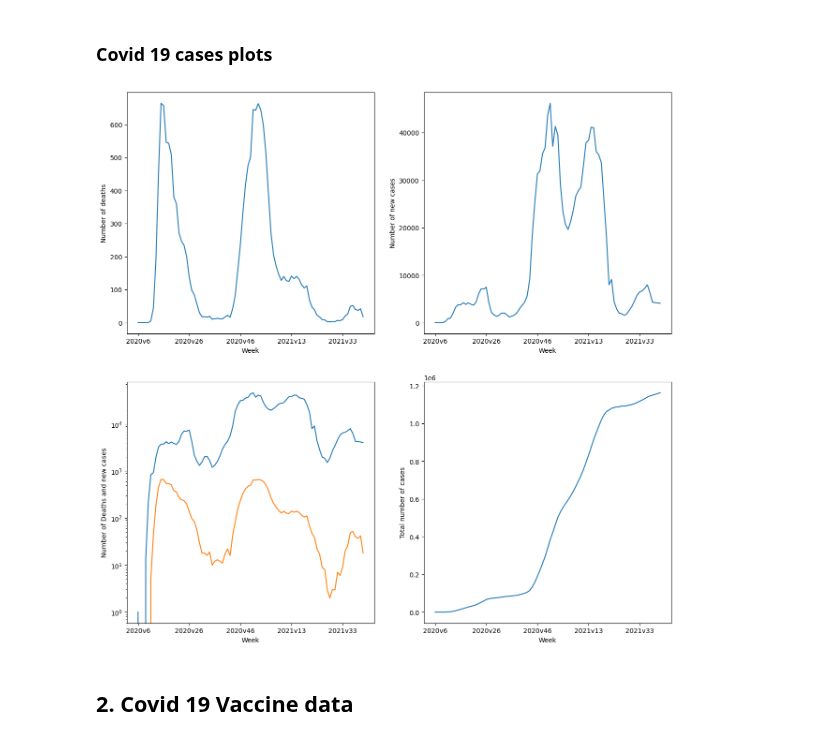
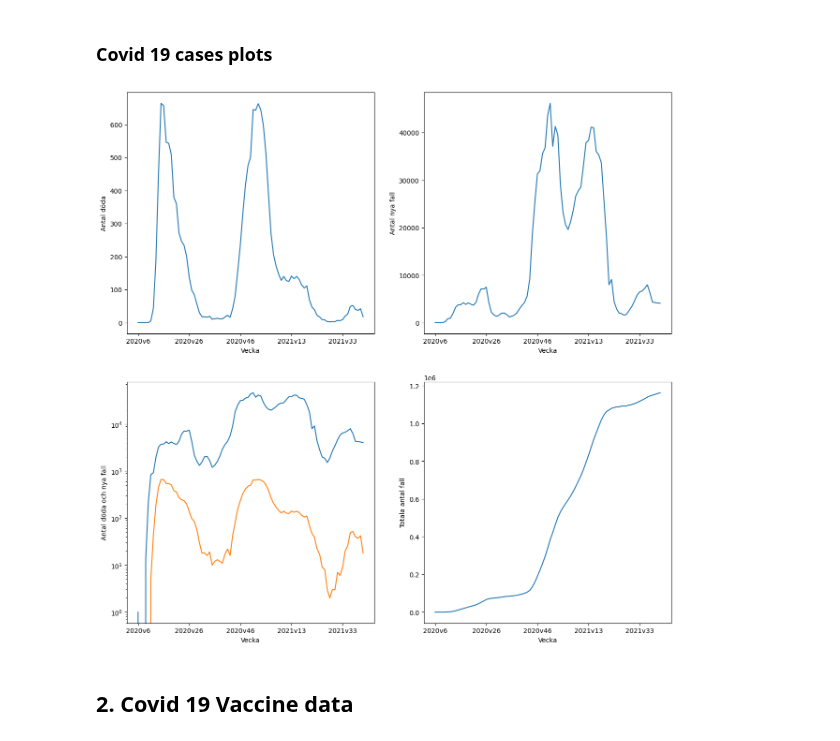
Before and after one commit to FabianAndersson17/Databehandling-Fabian-Andersson, a Jupyter notebook: Labs/Covid-19_Labb1.ipynb, the cells around one changed output. Saved outputs shown, nothing was run; the diff lists cells and outputs as text; code cells hidden in the pictures.

```diff
--- a/Labs/Covid-19_Labb1.ipynb
+++ b/Labs/Covid-19_Labb1.ipynb
@@ -114,19 +114,19 @@ Name: Vecka, Length: 89, dtype: object
 # %%
 fig, axes = plt.subplots(2, 2, dpi=100, figsize=(15, 15))
 data_names = ["Antal_avlidna_vecka", "Antal_fall_vecka", ["Antal_avlidna_vecka", "Antal_fall_vecka"], "Kum_antal_fall"]
-data_ylables = ["Number of deaths", "Number of new cases", "Number of Deaths and new cases", "Total number of cases"]
+data_ylables = ["Antal döda", "Antal nya fall", "Antal döda och nya fall", "Totala antal fall"]
 datalist_index = 0
 for ax, i in zip(axes.flatten(), data_names):
    if len(data_names[datalist_index]) == 2:
       sns.lineplot(data=covid19_cases, x="Vecka", y="Antal_fall_vecka", ax=ax)
       sns.lineplot(data=covid19_cases, x="Vecka", y="Antal_avlidna_vecka", ax=ax)
-      ax.set(yscale="log", xticks=(list(range(0, len(covid19_cases["Vecka"]), 20))), xlabel="Week", ylabel=data_ylables[datalist_index])
+      ax.set(yscale="log", xticks=(list(range(0, len(covid19_cases["Vecka"]), 20))), ylabel=data_ylables[datalist_index])
    else:
       sns.lineplot(data=covid19_cases, x="Vecka", y=i, ax=ax)
-      ax.set(xticks=(list(range(0, len(covid19_cases["Vecka"]), 20))), xlabel="Week", ylabel=data_ylables[datalist_index])
+      ax.set(xticks=(list(range(0, len(covid19_cases["Vecka"]), 20))), ylabel=data_ylables[datalist_index])
    datalist_index += 1
 plt.savefig("visualizations/Covid19DataPlots.png", facecolor="white")
 # %% [output]
-[figure, old version]
+[figure, new version]
 # %%
 ## Plots the number of deaths against the number of deaths in plotyly express
```
Also changed, not shown: parts of 14 cells of this notebook, 7 other files.
